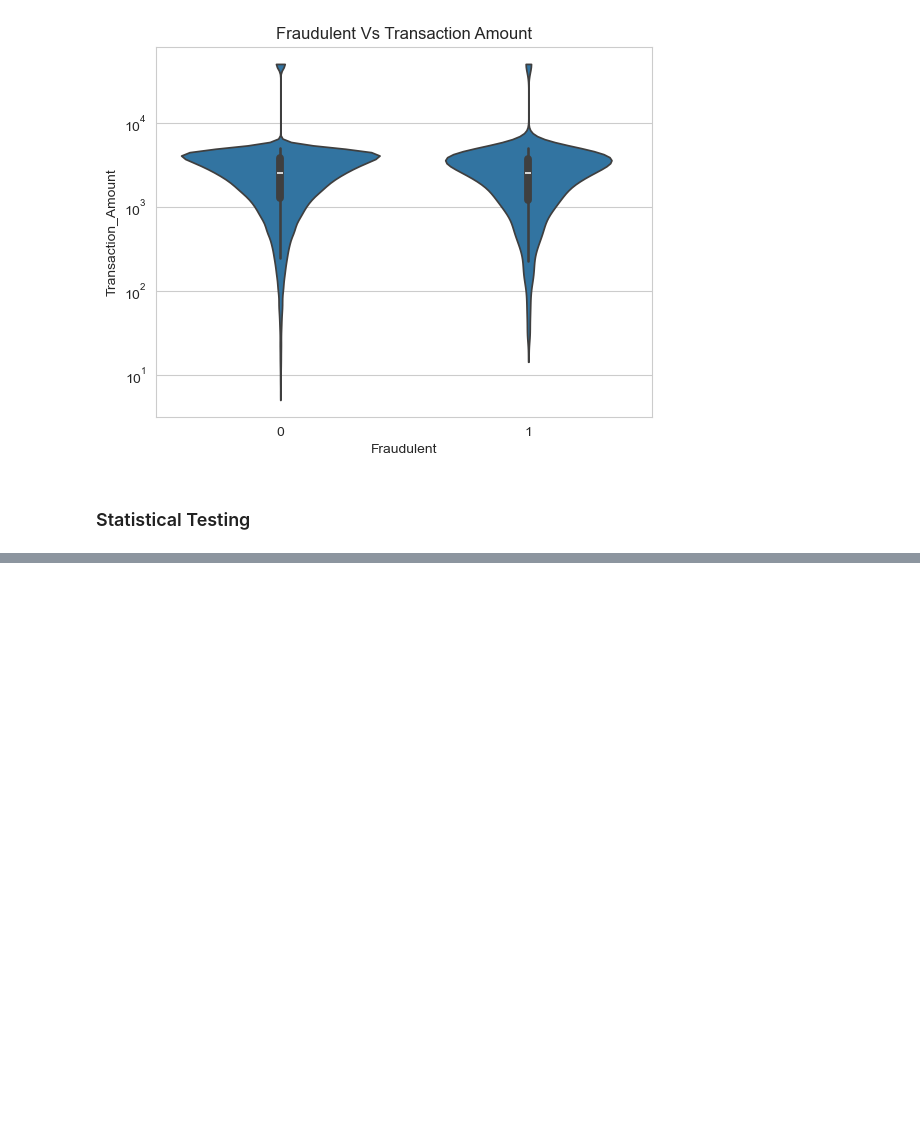
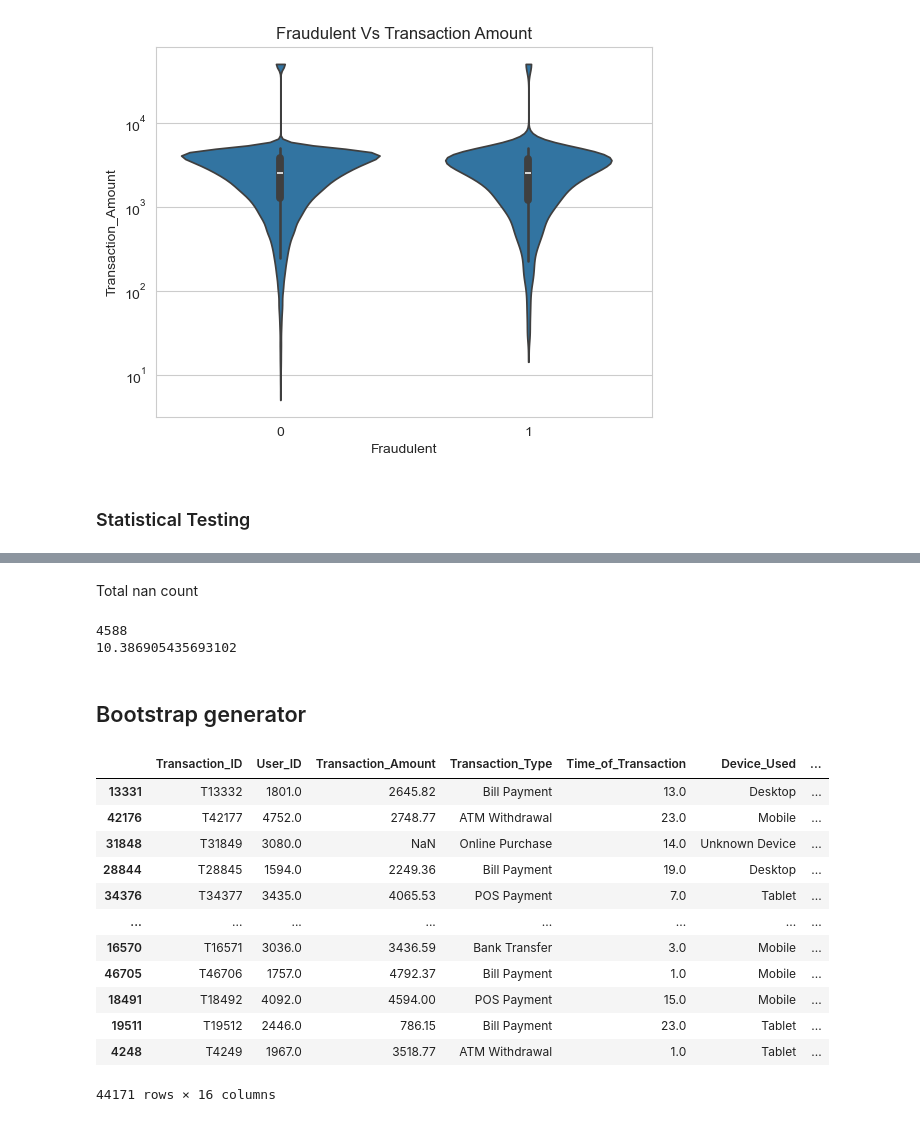
Before and after one commit to schuberte2026/DS_Project, a Jupyter notebook: Data Cleaning.ipynb, the cells around one changed output, grey strips where cells are left out. Drawn from its saved outputs; the diff is of its cells as text; code cells hidden in the pictures; blank space fills up the shorter version.

Commit message:
added added bootstrapping, etc

```diff
--- a/Data Cleaning.ipynb
+++ b/Data Cleaning.ipynb
@@ -168,20 +195,3 @@ for col in X:
         var_name_above.append(col)
         test_statistic_above.append(chi2)
         p_values_above.append(p)
-# %%
-from sklearn.neighbors import KNeighborsRegressor
-from sklearn.model_selection import train_test_split
-#Problem with using this is that literally all of the columns contain some nan values. We could fill in all the categorical values with the mode for this but transaction amount being null is only 5% of our dataset, so we might just want to cut it or use a regressor that can handle nan values like rf - Nathan
-fraud_df["Transaction_Amount_fill_KNN"] = fraud_df["Transaction_Amount"]
-df_drop_na = fraud_df
-df_drop_na = df_drop_na.dropna(subset="Transaction_Amount")
-X_train, X_test, y_train, y_test = train_test_split(df_drop_na[["Time_of_Transaction", "Previous_Fraudulent_Transactions", "Account_Age", "Number_of_Transactions_Last_24H"]],df_drop_na["Transaction_Amount"],test_size=0.2, random_state=0, stratify=df_drop_na["Fraudulent"])
-model = KNeighborsRegressor(n_neighbors=5)
-model.fit(X_train, y_train)
-
-answers = model.predict(df_drop_na[[     "Time_of_Transaction", "Previous_Fraudulent_Transactions", "Account_Age", "Number_of_Transactions_Last_24H"]])
-index = 0
-for amount in fraud_df["Transaction_Amount_fill_KNN"]:
-    if np.isnan(amount):
-        fraud_df.at[index, "Transaction_Amount_fill_KNN"] = answers[index]
-    index += 1
@@ -194,0 +221,36 @@ len(fraud_df[fraud_df["Transaction_Amount"].isnull()])/len(fraud_df)
+# %% [markdown]
+Total nan count
+# %%
+total_nan = fraud_df.isna().any(axis=1).sum()
+print(total_nan)
+print(100*total_nan/len(fraud_df))
+# %% [output]
+4588
+10.386905435693102
+# %% [markdown]
+## Bootstrap generator
+# %%
+import random
+rows = []
+for i in range(len(fraud_df)):
+    if random.randint(0,1) == 0:
+        rows.append(fraud_df[fraud_df["Fraudulent"] == 0].sample(n=1))
+    else:
+        rows.append(fraud_df[fraud_df["Fraudulent"] == 1].sample(n=1))
+bootstrap_df = pd.concat(rows)
+bootstrap_df
+#todo ask if they should be balanced probabilistically like this or perfectly (exactly half and half)
+# %% [output]
+|  | Transaction_ID | User_ID | Transaction_Amount | Transaction_Type | Time_of_Transaction | Device_Used | ... |
+| 13331 | T13332 | 1801.0 | 2645.82 | Bill Payment | 13.0 | Desktop | ... |
+| 42176 | T42177 | 4752.0 | 2748.77 | ATM Withdrawal | 23.0 | Mobile | ... |
+| 31848 | T31849 | 3080.0 | NaN | Online Purchase | 14.0 | Unknown Device | ... |
+| 28844 | T28845 | 1594.0 | 2249.36 | Bill Payment | 19.0 | Desktop | ... |
+| 34376 | T34377 | 3435.0 | 4065.53 | POS Payment | 7.0 | Tablet | ... |
+| ... | ... | ... | ... | ... | ... | ... | ... |
+| 16570 | T16571 | 3036.0 | 3436.59 | Bank Transfer | 3.0 | Mobile | ... |
+| 46705 | T46706 | 1757.0 | 4792.37 | Bill Payment | 1.0 | Mobile | ... |
+| 18491 | T18492 | 4092.0 | 4594.00 | POS Payment | 15.0 | Mobile | ... |
+| 19511 | T19512 | 2446.0 | 786.15 | Bill Payment | 23.0 | Tablet | ... |
+| 4248 | T4249 | 1967.0 | 3518.77 | ATM Withdrawal | 1.0 | Tablet | ... |
+44171 rows × 16 columns
```
Also changed, not shown: parts of 6 cells of this notebook.
